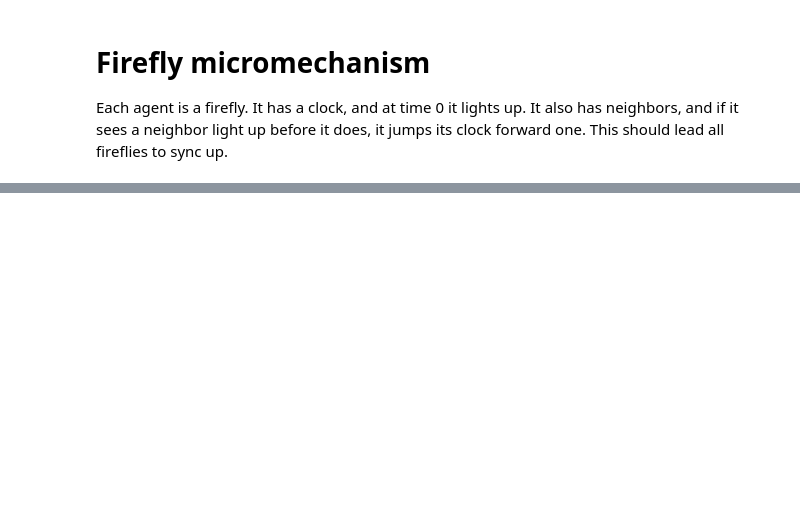
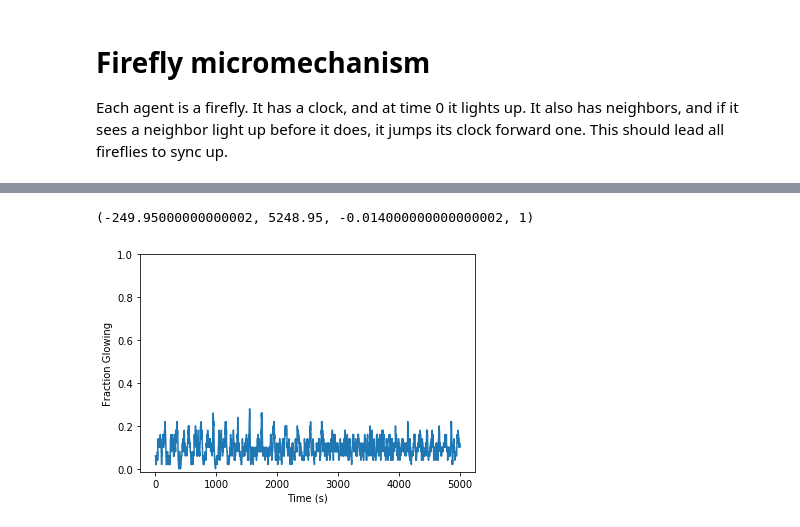
Before and after one commit to collijk/vivarium_examples, a Jupyter notebook: Firefly_Synchronicity.ipynb, the cells around one changed output, grey strips where cells are left out. Cells and saved outputs as stored; diff of their text form; code cells hidden in the pictures; blank space fills up the shorter version.

```diff
--- a/Firefly_Synchronicity.ipynb
+++ b/Firefly_Synchronicity.ipynb
@@ -31,24 +80,9 @@ is_glowing(pd.DataFrame({'age':np.random.uniform(low=0, high=100, size=25)})).va
 # %%
-@listens_for('initialize_simulants', priority=0)
-@uses_columns(['age', 'sex', 'glow'])
-def my_generate_base_population(event):
-    """ Base population needs nothing, really
+observer = GlowObserver()
+components = [BasePopulation(), IndependentGlowClock(), observer]
+simulation = setup_simulation(components, population_size=n_simulants, start=t_start)
+%time pump_simulation(simulation, time_step_days=t_timestep, duration=pd.Timedelta(days=n_days))
 
-    updates columns age and sex because CEAM expects them
-    """
-    population = pd.DataFrame(index=event.index)
-    population['age'] = np.random.uniform(low=0, high=10, size=len(population))
-    population['sex'] = '-'
-    population['glow'] = is_glowing(population)
-
-    # update the population in the model
-    event.population_view.update(population)
-
-
-# instead of using simulate, just do this:
-components = [my_generate_base_population]
-simulation = vtu.setup_simulation(components, population_size=n_simulants, start=t_start)
-vtu.pump_simulation(simulation, time_step_days=t_timestep, duration=pd.Timedelta(days=n_days))
 
 # take a look at the population at the end of the sim
 simulation.population.population.glow.mean()
@@ -54,0 +96,8 @@ simulation.population.population.glow.mean()
+# %%
+plt.plot(observer.glow_mean)
+plt.xlabel('Time (s)')
+plt.ylabel('Fraction Glowing')
+plt.axis(ymax=1)
+# %% [output]
+(-249.95000000000002, 5248.95, -0.014000000000000002, 1)
+[figure, added]
```
Also changed, not shown: parts of 14 cells of this notebook.
